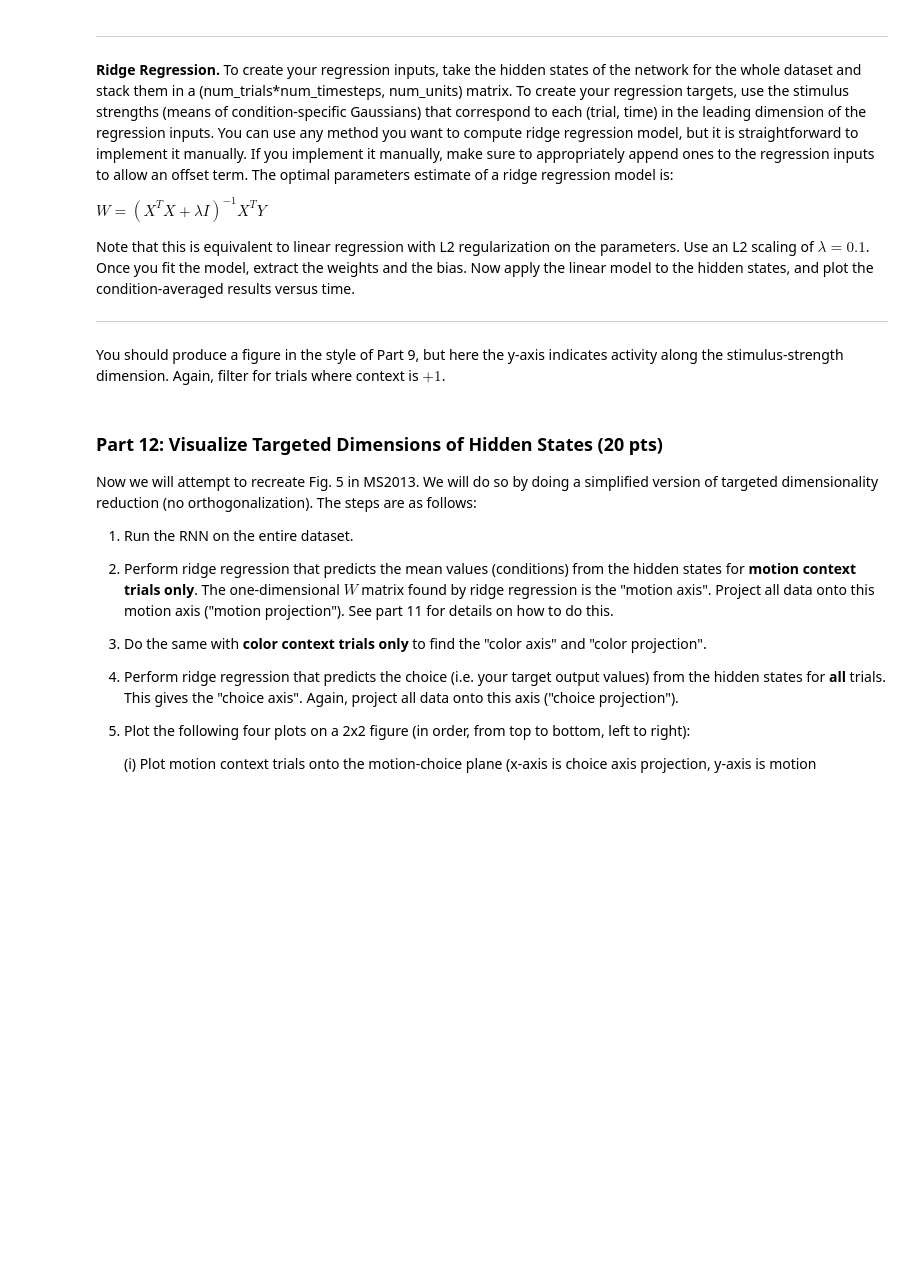
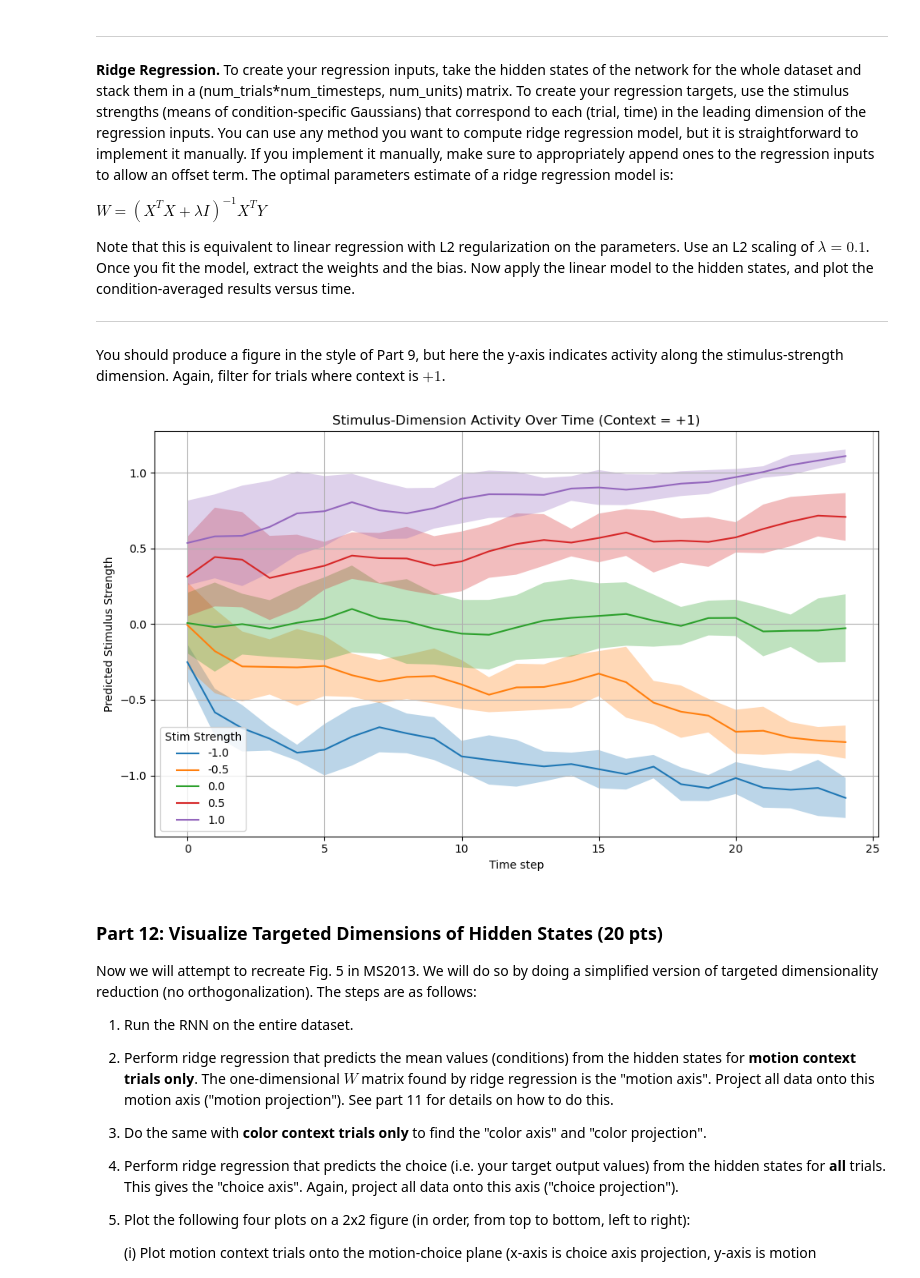
Before and after one commit to khanakagrawal/ML_for_Neuro, a Jupyter notebook: hw5/HW5b.ipynb, the cells around one changed output. Drawn from its saved outputs; the diff is of its cells as text; code cells hidden in the pictures; blank space fills up the shorter version.

```diff
--- a/hw5/HW5b.ipynb
+++ b/hw5/HW5b.ipynb
@@ -326,6 +326,56 @@ Note that this is equivalent to linear regression with L2 regularization on the
 ---------------
 
 You should produce a figure in the style of Part 9, but here the y-axis indicates activity along the stimulus-strength dimension. Again, filter for trials where context is $+1$.
+# %%
+relevant_stim = filtered_inputs[:, :, 0]
+stim_strengths = relevant_stim.mean(dim=1)
+Y = stim_strengths.unsqueeze(1).repeat(1, 25)
+
+X = filtered_hidden.reshape(-1, filtered_hidden.shape[2])
+Y = Y.reshape(-1, 1)
+
+X_aug = torch.cat([X, torch.ones(X.shape[0], 1)], dim=1)
+
+H_aug = X_aug.shape[1]
+
+I = torch.eye(H_aug)
+I[-1, -1] = 0
+
+W = torch.inverse(X_aug.T @ X_aug + 0.1 * I) @ X_aug.T @ Y
+
+W_weights = W[:-1]
+W_bias = W[-1]
+
+stim_dim_activity = (filtered_hidden @ W_weights).squeeze() + W_bias
+
+plt.figure(figsize=(10, 6))
+
+for level in condition_means:
+    condition_trials = []
+    for i in range(len(stim_strengths)):
+        if abs(stim_strengths[i] - level) < 0.1:
+            condition_trials.append(i)
+
+    if not condition_trials:
+        continue
+
+    trajs = stim_dim_activity[condition_trials]
+    mean_traj = trajs.mean(dim=0)
+    std_traj = trajs.std(dim=0)
+
+    timesteps = torch.arange(T)
+    plt.plot(timesteps, mean_traj, label=f'{level:.1f}')
+    plt.fill_between(timesteps, mean_traj - std_traj, mean_traj + std_traj, alpha=0.3)
+
+plt.title("Stimulus-Dimension Activity Over Time (Context = +1)")
+plt.xlabel("Time step")
+plt.ylabel("Predicted Stimulus Strength")
+plt.legend(title="Stim Strength")
+plt.grid(True)
+plt.tight_layout()
+plt.show()
+# %% [output]
+[figure, added]
 # %% [markdown]
 ### Part 12: Visualize Targeted Dimensions of Hidden States (20 pts)
 
```
Also changed, not shown: parts of 1 cell of this notebook.
